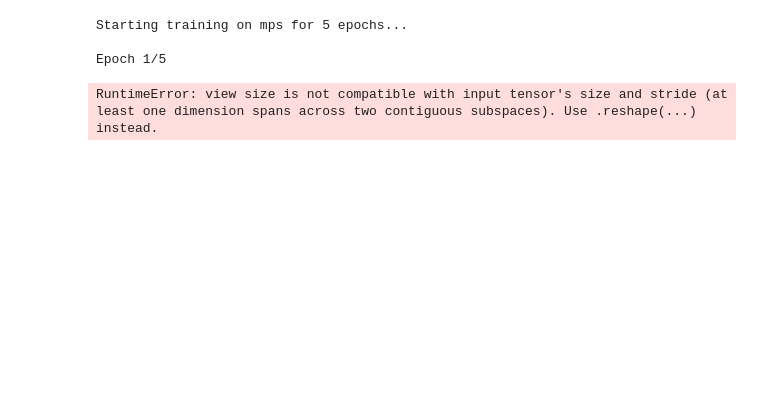
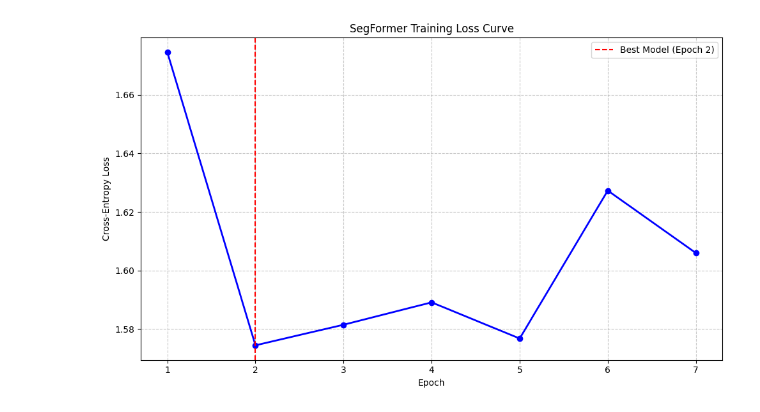
Before and after one commit to fcampell/urban-habitats-cv, a Jupyter notebook: 03_pytorch_dataset.ipynb, the cells around one changed output. Cells and saved outputs as stored; diff of their text form; code cells hidden in the pictures; blank space fills up the shorter version.

```diff
--- a/03_pytorch_dataset.ipynb
+++ b/03_pytorch_dataset.ipynb
@@ -187,54 +252,19 @@ SegFormer initialized and moved to: mps
-# %%
-import torch.nn as nn
-import torch.nn.functional as F
-import torch.optim as optim
-from tqdm import tqdm
-
-# 1. Setup Optimizer
-optimizer = optim.AdamW(model.parameters(), lr=0.00006)
-
-loss_fn = nn.CrossEntropyLoss(ignore_index=255)
-
-model.train()
-epochs = 5
-
-print(f"Starting training on {device} for {epochs} epochs...")
-
-for epoch in range(epochs):
-    print(f"\nEpoch {epoch+1}/{epochs}")
-    running_loss = 0.0
-
-    for images, masks in tqdm(train_loader, desc="Training Batches"):
-
-        # Prepare the data
-        images = (images.float() / 255.0).to(device)
-        masks = masks.to(device, dtype=torch.long)
-
-        # Zero the gradients
-        optimizer.zero_grad()
-
-        # Forward pass
-        outputs = model(pixel_values=images)
-        logits = outputs.logits
-
-        masks_4d = masks.unsqueeze(1).float()
-        masks_resized = F.interpolate(masks_4d, size=logits.shape[-2:], mode="nearest")
-        masks_resized = masks_resized.squeeze(1).long()
-
-        loss = loss_fn(logits, masks_resized)
-
-        loss.backward()
-
-        optimizer.step()
-
-        running_loss += loss.item()
-
-    avg_loss = running_loss / len(train_loader)
-    print(f"Average Training Loss: {avg_loss:.4f}")
-
-print("\n🎉 Training Prototype Complete!")
-# %% [output]
-Starting training on mps for 5 epochs...
-
-Epoch 1/5
-RuntimeError: view size is not compatible with input tensor's size and stride (at least one dimension spans across two contiguous subspaces). Use .reshape(...) instead.
+# %%
+import matplotlib.pyplot as plt
+
+plt.figure(figsize=(10, 6))
+plt.plot(range(1, len(history_loss) + 1), history_loss, marker='o', linestyle='-', color='b', linewidth=2)
+
+plt.title("SegFormer Training Loss Curve")
+plt.xlabel("Epoch")
+plt.ylabel("Cross-Entropy Loss")
+plt.grid(True, linestyle='--', alpha=0.7)
+
+best_epoch = history_loss.index(min(history_loss)) + 1
+plt.axvline(x=best_epoch, color='r', linestyle='--', label=f'Best Model (Epoch {best_epoch})')
+
+plt.legend()
+plt.tight_layout()
+plt.show()
+# %% [output]
+[figure, added]
```
Also changed, not shown: parts of 5 cells of this notebook, 2 other files.
